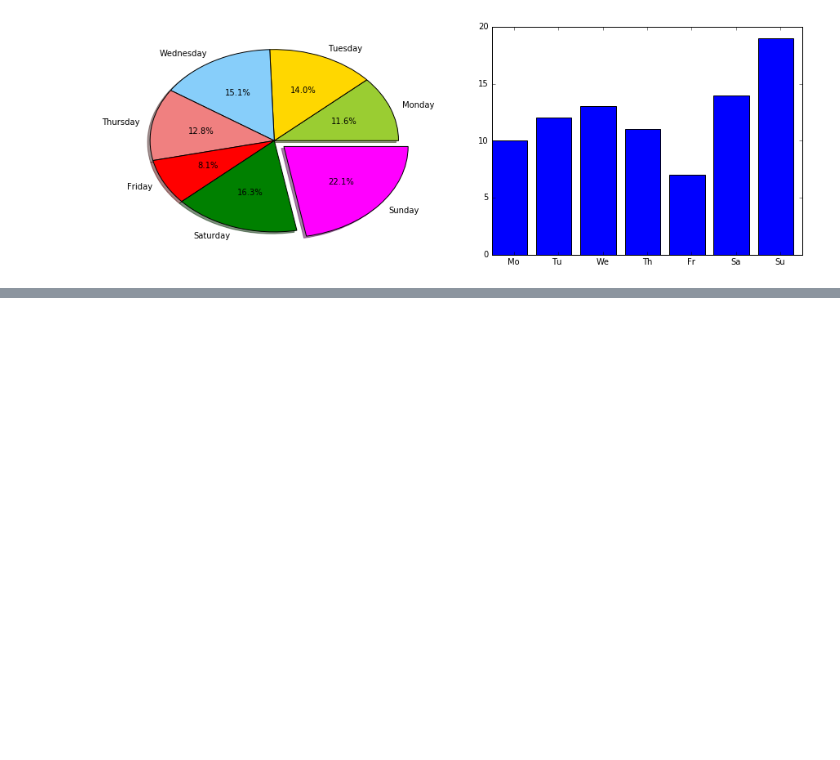
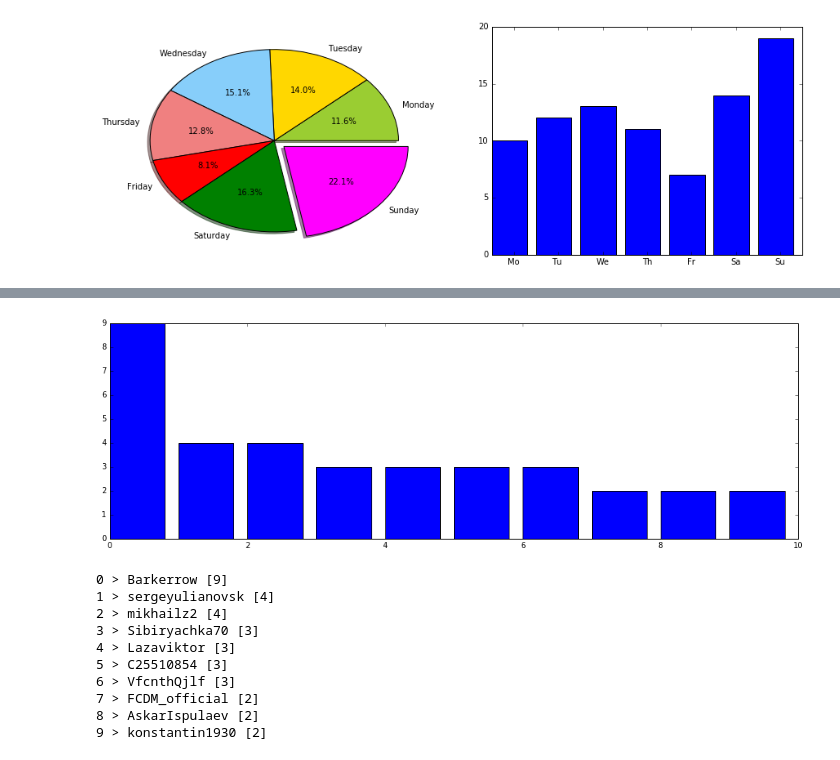
Before and after one commit to lexnekr/vtbtwitter, a Jupyter notebook: Examples.ipynb, the cells around one changed output, grey strips where cells are left out. Saved outputs shown, nothing was run; the diff lists cells and outputs as text; code cells hidden in the pictures; blank space fills up the shorter version.

```diff
--- a/Examples.ipynb
+++ b/Examples.ipynb
@@ -101,3 +120,22 @@ p_list_top_urls(get_list_top_urls(connect, tdname, count = True), c = 30)
+# %%
+#Построение гистограммы авторов по частоте (TOP10)
+hist_top_list_elements(sort_list(get_tabel_of_authors(connect, tdname), count = True), c=10)
+#Построение гистограммы авторов по частоте (TOP10)
+#Печать списка авторов по частоте (с количеством твитов) (TOP10)
+print_top_list_elements(sort_list(get_tabel_of_authors(connect, tdname), count = True), c=10)
+#Печать списка авторов по частоте (с количеством твитов) (TOP10)
+# %% [output]
+[figure, added]
+0 > Barkerrow [9]
+1 > sergeyulianovsk [4]
+2 > mikhailz2 [4]
+3 > Sibiryachka70 [3]
+4 > Lazaviktor [3]
+5 > C25510854 [3]
+6 > VfcnthQjlf [3]
+7 > FCDM_official [2]
+8 > AskarIspulaev [2]
+9 > konstantin1930 [2]
 # %%
 xlsx('export.xlsx', connect, tdname)
 # %%
```
Also changed, not shown: parts of 1 cell of this notebook, 1 other file.
